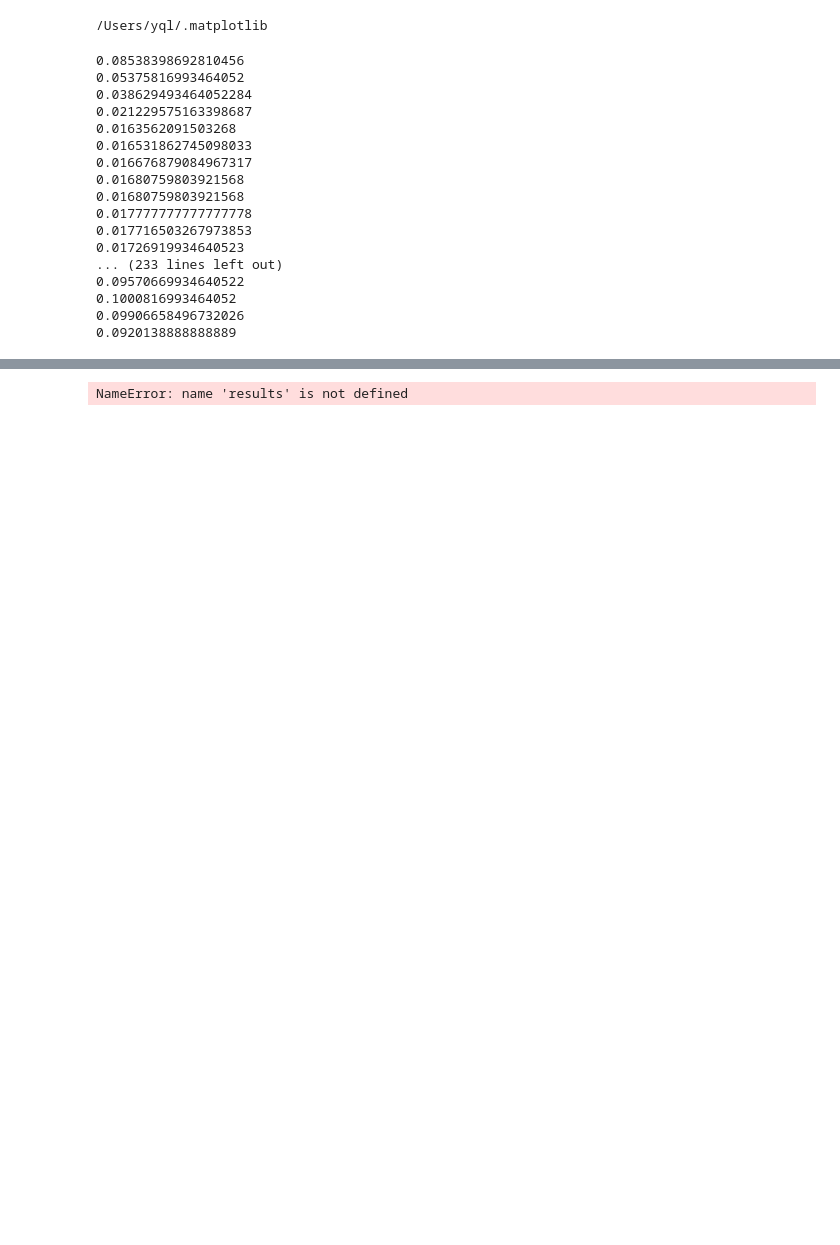
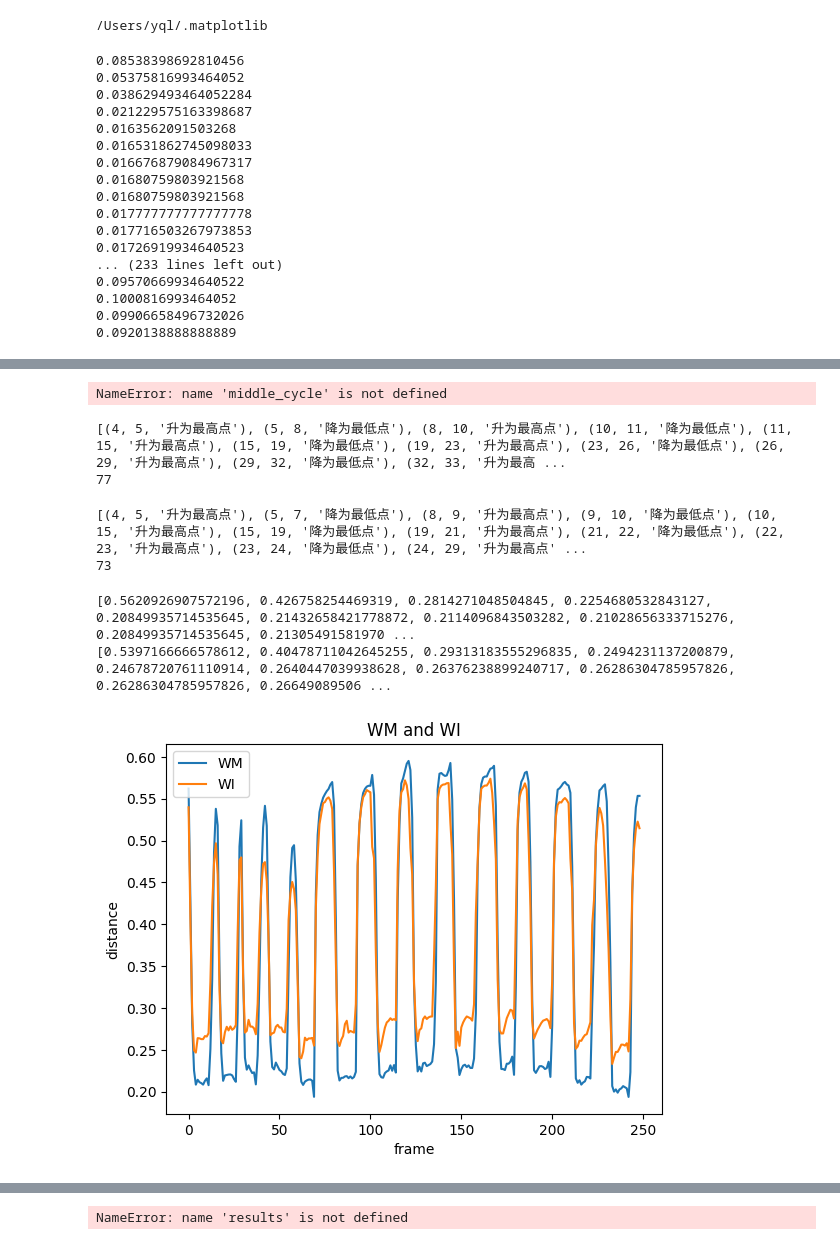
Before and after one commit to Lyrionnn/hand_modeling, a Jupyter notebook: test.ipynb, the cells around one changed output, grey strips where cells are left out. Cells and saved outputs as stored; diff of their text form; code cells hidden in the pictures; blank space fills up the shorter version.

```diff
--- a/test.ipynb
+++ b/test.ipynb
@@ -450,0 +421,18 @@ findfont: Generic family 'sans-serif' not found because none of the following fa
+# %%
+import math
+
+for line in label :
+    x1 = line[1]
+    y1 = line[2] #腕部
+    x2 = line[25]
+    y2 = line[26] #食指
+    distance = math.sqrt((x2 - x1) ** 2 + (y2 - y1) ** 2)
+    WM.append(distance)
+
+#print(min_distance)
+#print(max_distance)
+#print(len(label))
+print(WM)
+print(len(WM))
+print(max(WM))
+print(min(WM))
@@ -450,0 +535,42 @@ findfont: Generic family 'sans-serif' not found because none of the following fa
+# %%
+print(middle_cycle)
+# %% [output]
+NameError: name 'middle_cycle' is not defined
+# %%
+print(middle_finger_transitions)
+print(len(middle_finger_transitions))
+# %% [output]
+[(4, 5, '升为最高点'), (5, 8, '降为最低点'), (8, 10, '升为最高点'), (10, 11, '降为最低点'), (11, 15, '升为最高点'), (15, 19, '降为最低点'), (19, 23, '升为最高点'), (23, 26, '降为最低点'), (26, 29, '升为最高点'), (29, 32, '降为最低点'), (32, 33, '升为最高 ...
+77
+# %%
+print(index_finger_transitions)
+print(len(index_finger_transitions))
+# %% [output]
+[(4, 5, '升为最高点'), (5, 7, '降为最低点'), (8, 9, '升为最高点'), (9, 10, '降为最低点'), (10, 15, '升为最高点'), (15, 19, '降为最低点'), (19, 21, '升为最高点'), (21, 22, '降为最低点'), (22, 23, '升为最高点'), (23, 24, '降为最低点'), (24, 29, '升为最高点' ...
+73
+# %%
+print(WM)
+print(WI)
+# %% [output]
+[0.5620926907572196, 0.426758254469319, 0.2814271048504845, 0.2254680532843127, 0.20849935714535645, 0.21432658421778872, 0.2114096843503282, 0.21028656333715276, 0.20849935714535645, 0.21305491581970 ...
+[0.5397166666578612, 0.40478711042645255, 0.29313183555296835, 0.2494231137200879, 0.24678720761110914, 0.2640447039938628, 0.26376238899240717, 0.26286304785957826, 0.26286304785957826, 0.26649089506 ...
+# %%
+import matplotlib.pyplot as plt
+
+
+
+plt.plot(WM, label="WM")
+plt.plot(WI, label="WI")
+
+# 添加图例
+plt.legend()
+
+# 添加标签和标题
+plt.xlabel('frame')
+plt.ylabel('distance')
+plt.title('WM and WI')
+
+# 显示图形
+plt.show()
+# %% [output]
+[figure, added]
```
Also changed, not shown: parts of 34 cells of this notebook, 24 other files.
